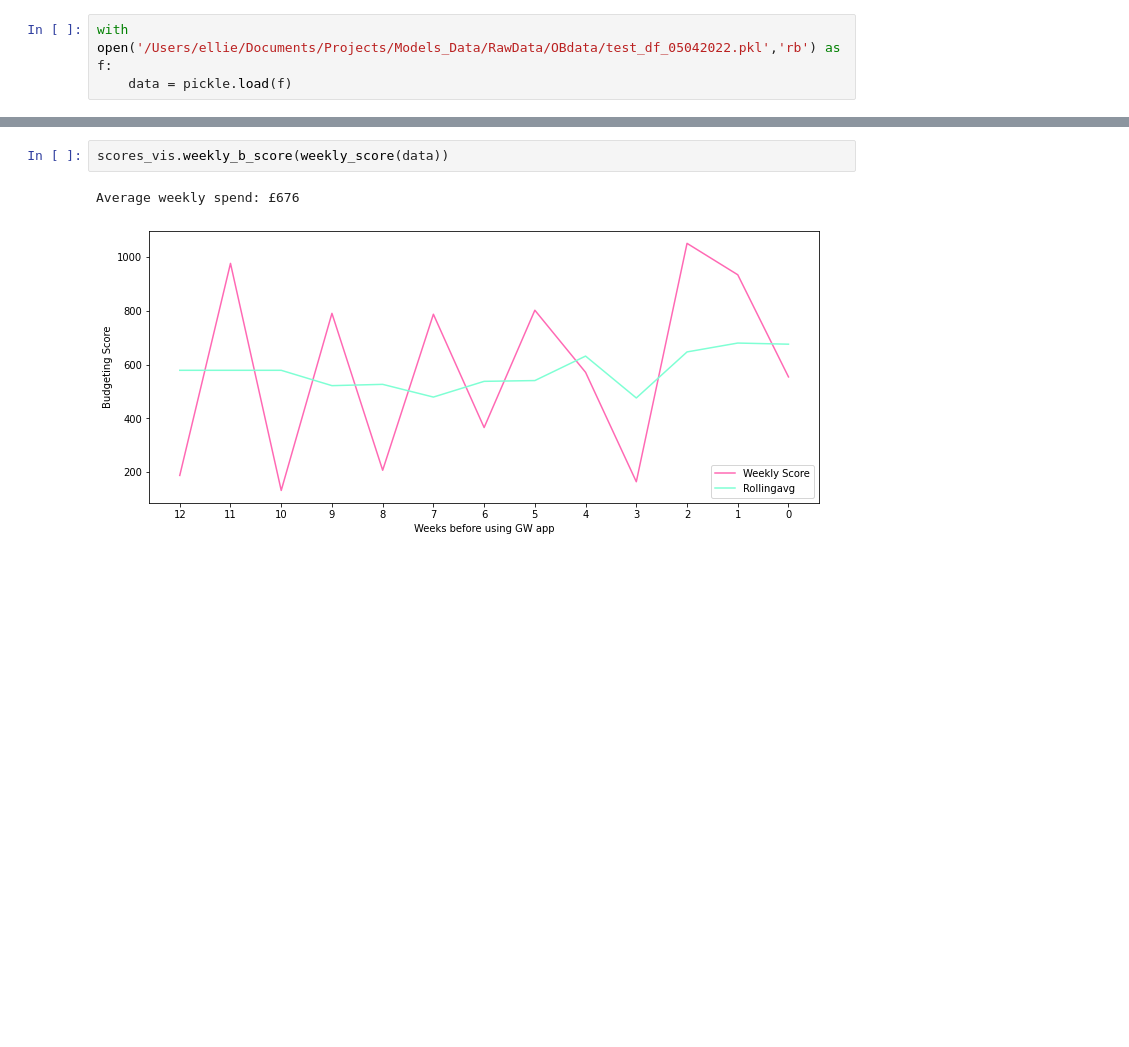
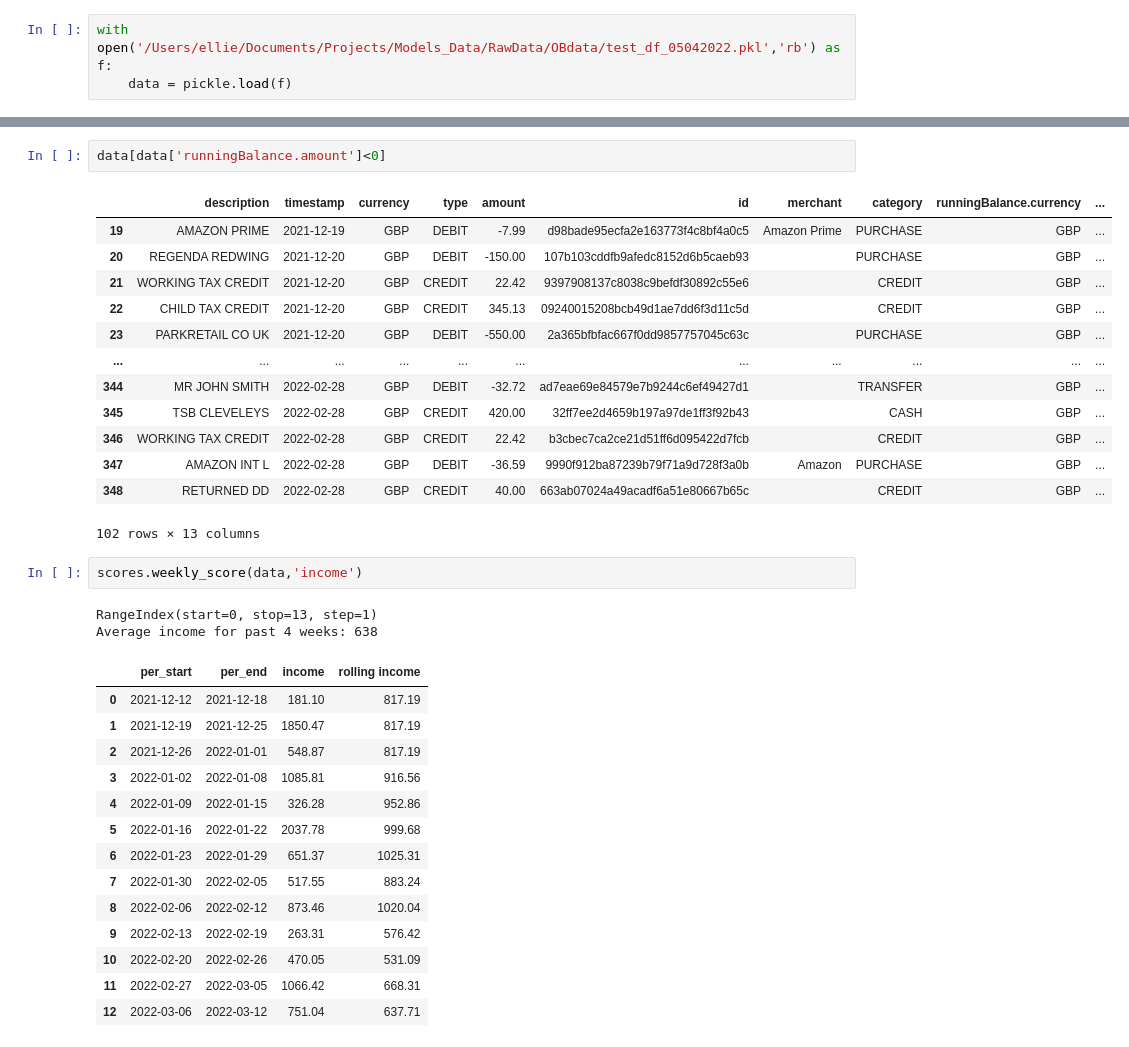
Before and after one commit to DrWardPsych/nlp_example, a Jupyter notebook: financial_wellbeing.ipynb, the cells around one changed output, grey strips where cells are left out. Saved outputs shown, nothing was run; the diff lists cells and outputs as text; blank space fills up the shorter version.

```diff
--- a/financial_wellbeing.ipynb
+++ b/financial_wellbeing.ipynb
@@ -89,5 +45,35 @@ import scores_vis
+# %%
+data[data['runningBalance.amount']<0]
+# %% [output]
+|  | description | timestamp | currency | type | amount | id | merchant | category | runningBalance.currency | ... |
+| 19 | AMAZON PRIME | 2021-12-19 | GBP | DEBIT | -7.99 | d98bade95ecfa2e163773f4c8bf4a0c5 | Amazon Prime | PURCHASE | GBP | ... |
+| 20 | REGENDA REDWING | 2021-12-20 | GBP | DEBIT | -150.00 | 107b103cddfb9afedc8152d6b5caeb93 |  | PURCHASE | GBP | ... |
+| 21 | WORKING TAX CREDIT | 2021-12-20 | GBP | CREDIT | 22.42 | 9397908137c8038c9befdf30892c55e6 |  | CREDIT | GBP | ... |
+| 22 | CHILD TAX CREDIT | 2021-12-20 | GBP | CREDIT | 345.13 | 09240015208bcb49d1ae7dd6f3d11c5d |  | CREDIT | GBP | ... |
+| 23 | PARKRETAIL CO UK | 2021-12-20 | GBP | DEBIT | -550.00 | 2a365bfbfac667f0dd9857757045c63c |  | PURCHASE | GBP | ... |
+| ... | ... | ... | ... | ... | ... | ... | ... | ... | ... | ... |
+| 344 | MR JOHN SMITH | 2022-02-28 | GBP | DEBIT | -32.72 | ad7eae69e84579e7b9244c6ef49427d1 |  | TRANSFER | GBP | ... |
+| 345 | TSB CLEVELEYS | 2022-02-28 | GBP | CREDIT | 420.00 | 32ff7ee2d4659b197a97de1ff3f92b43 |  | CASH | GBP | ... |
+| 346 | WORKING TAX CREDIT | 2022-02-28 | GBP | CREDIT | 22.42 | b3cbec7ca2ce21d51ff6d095422d7fcb |  | CREDIT | GBP | ... |
+| 347 | AMAZON INT L | 2022-02-28 | GBP | DEBIT | -36.59 | 9990f912ba87239b79f71a9d728f3a0b | Amazon | PURCHASE | GBP | ... |
+| 348 | RETURNED DD | 2022-02-28 | GBP | CREDIT | 40.00 | 663ab07024a49acadf6a51e80667b65c |  | CREDIT | GBP | ... |
+102 rows × 13 columns
 # %%
-scores_vis.weekly_b_score(weekly_score(data))
+scores.weekly_score(data,'income')
 # %% [output]
-Average weekly spend: £676
+RangeIndex(start=0, stop=13, step=1)
+Average income for past 4 weeks: 638
-[figure, removed]
+|  | per_start | per_end | income | rolling income |
+| 0 | 2021-12-12 | 2021-12-18 | 181.10 | 817.19 |
+| 1 | 2021-12-19 | 2021-12-25 | 1850.47 | 817.19 |
+| 2 | 2021-12-26 | 2022-01-01 | 548.87 | 817.19 |
+| 3 | 2022-01-02 | 2022-01-08 | 1085.81 | 916.56 |
+| 4 | 2022-01-09 | 2022-01-15 | 326.28 | 952.86 |
+| 5 | 2022-01-16 | 2022-01-22 | 2037.78 | 999.68 |
+| 6 | 2022-01-23 | 2022-01-29 | 651.37 | 1025.31 |
+| 7 | 2022-01-30 | 2022-02-05 | 517.55 | 883.24 |
+| 8 | 2022-02-06 | 2022-02-12 | 873.46 | 1020.04 |
+| 9 | 2022-02-13 | 2022-02-19 | 263.31 | 576.42 |
+| 10 | 2022-02-20 | 2022-02-26 | 470.05 | 531.09 |
+| 11 | 2022-02-27 | 2022-03-05 | 1066.42 | 668.31 |
+| 12 | 2022-03-06 | 2022-03-12 | 751.04 | 637.71 |
```
Also changed, not shown: parts of 12 cells of this notebook, 5 other files.
